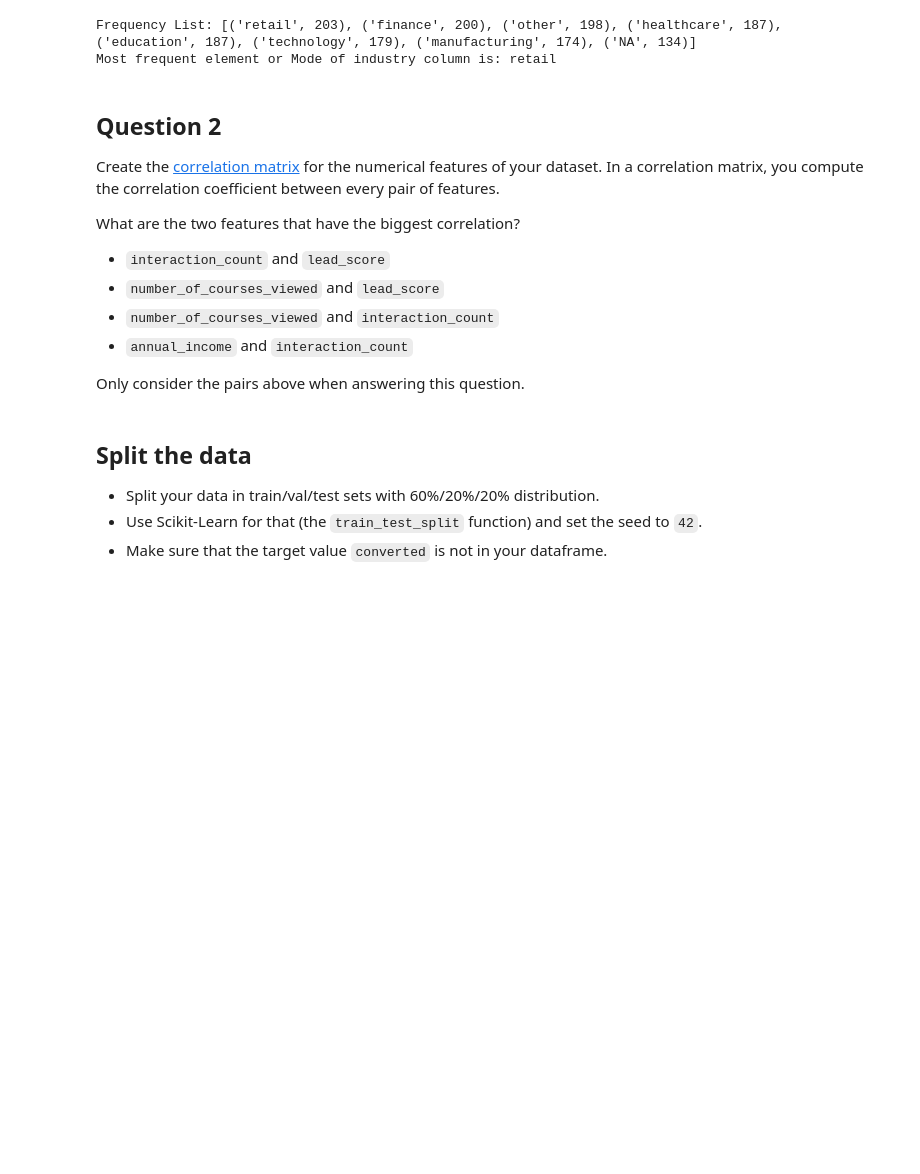
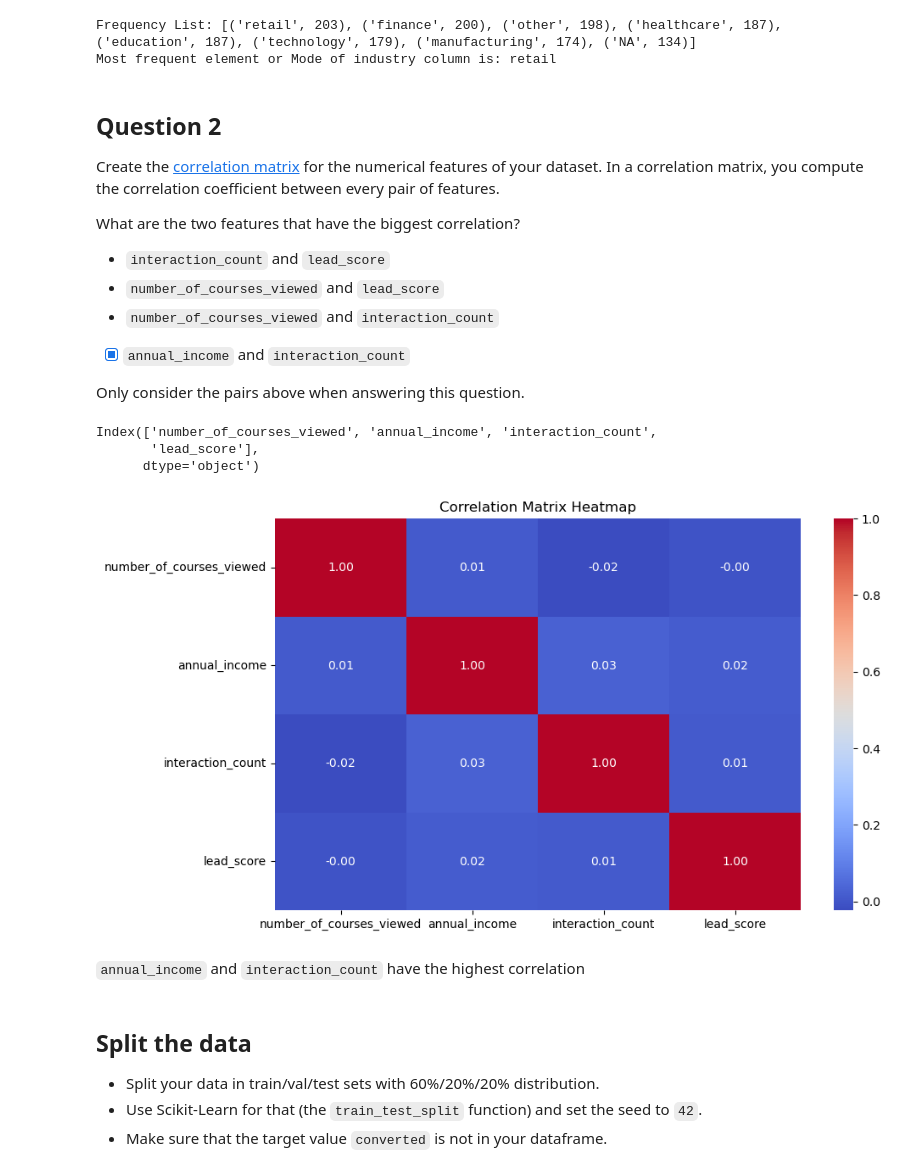
Before and after one commit to rosa-lpz/machine-learning-zoomcamp-homework, a Jupyter notebook: 03-classification/homework-03.ipynb, the cells around one changed output. Drawn from its saved outputs; the diff is of its cells as text; code cells hidden in the pictures; blank space fills up the shorter version.

```diff
--- a/03-classification/homework-03.ipynb
+++ b/03-classification/homework-03.ipynb
@@ -156,9 +158,38 @@ What are the two features that have the biggest correlation?
 - `interaction_count` and `lead_score`
 - `number_of_courses_viewed` and `lead_score`
 - `number_of_courses_viewed` and `interaction_count`
-- `annual_income` and `interaction_count`
+- [x] `annual_income` and `interaction_count`
 
 Only consider the pairs above when answering this question.
+# %%
+# Function that returns numeric columns
+def num_columns(df):
+    num_columns = df.select_dtypes(include=['int64','float64']).columns
+    return num_columns
+# %%
+def correlation_matrix(df, columns):
+    correlation_matrix=df[columns].corr()
+    plt.figure(figsize=(10,6))
+    sns.heatmap(correlation_matrix, annot=True, cmap='coolwarm', fmt='.2f')
+    plt.title('Correlation Matrix Heatmap')
+    plt.show()
+# %%
+# drop 'converted' is a boolean column
+num_columns_df=df.drop('converted', axis=1)
+# %%
+# numeric columns
+num_columns = num_columns(num_columns_df)
+num_columns
+# %% [output]
+Index(['number_of_courses_viewed', 'annual_income', 'interaction_count',
+       'lead_score'],
+      dtype='object')
+# %%
+correlation_matrix(df=df, columns=num_columns)
+# %% [output]
+[figure, added]
+# %% [markdown]
+`annual_income` and `interaction_count` have the highest correlation
 # %% [markdown]
 ## Split the data
 
```
Also changed, not shown: parts of 16 cells of this notebook.
